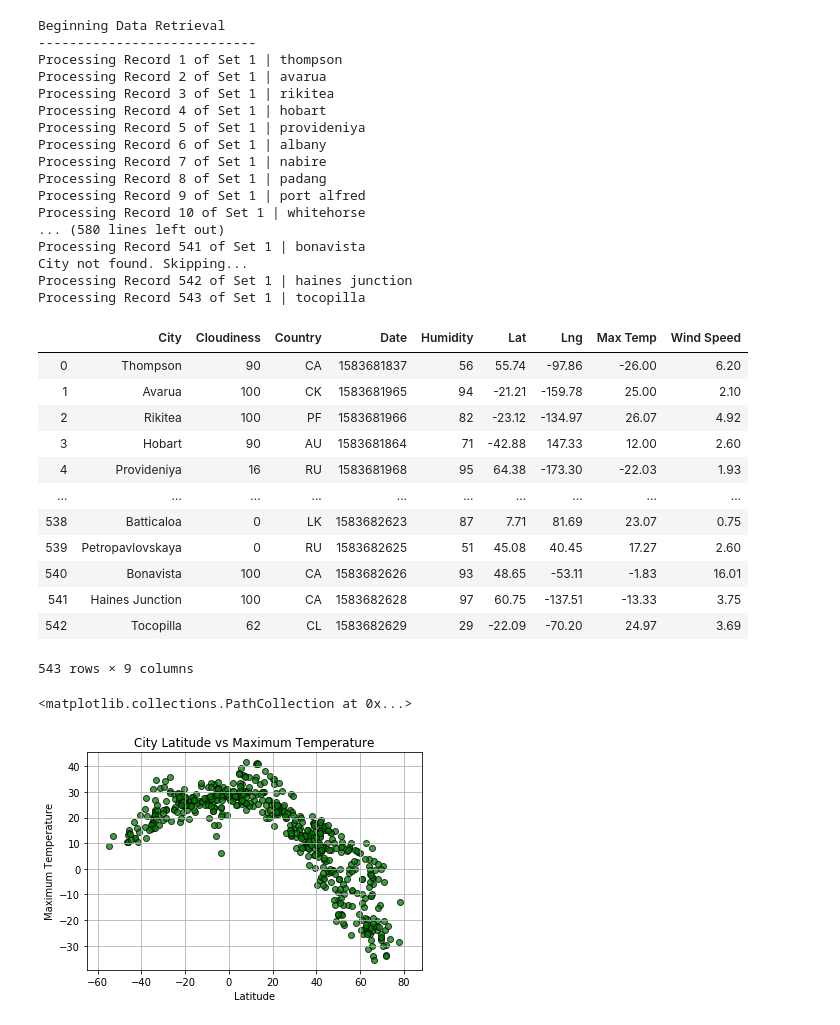
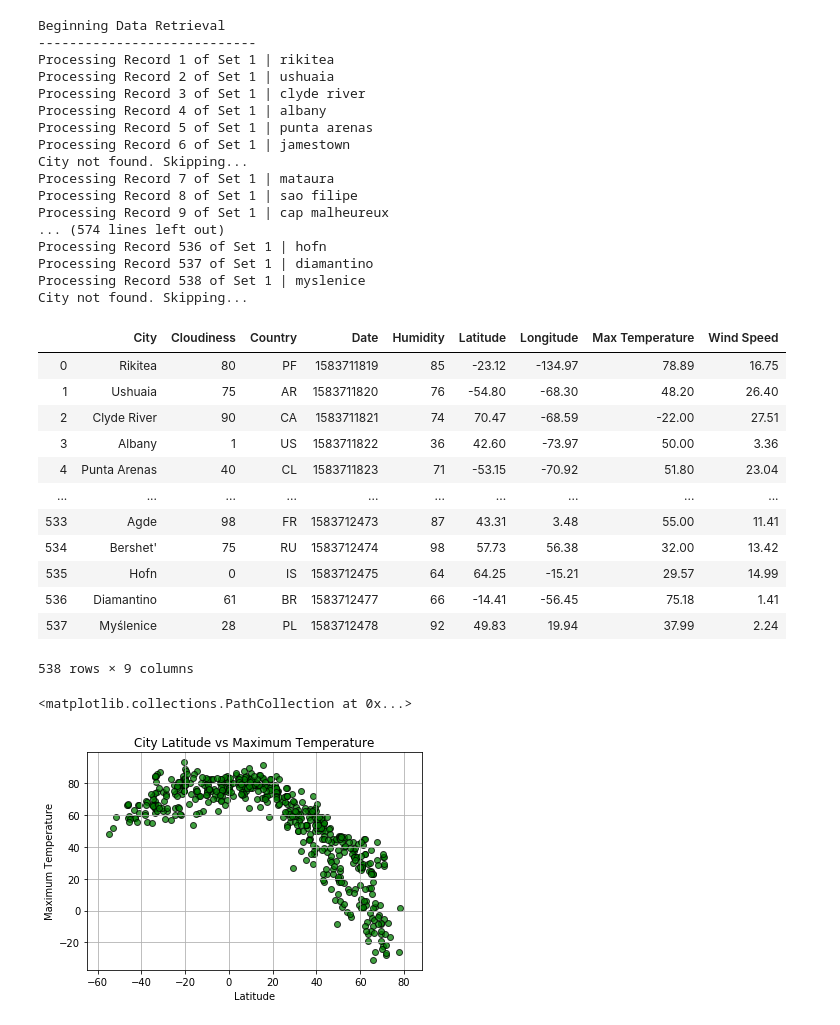
Before and after one commit to vijay-mygit/Python-API-Challenge, a Jupyter notebook: WeatherPy/WeatherPy.ipynb, the cells around one changed output. Cells and saved outputs as stored; diff of their text form; code cells hidden in the pictures.

```diff
--- a/WeatherPy/WeatherPy.ipynb
+++ b/WeatherPy/WeatherPy.ipynb
@@ -48,7 +48,7 @@ len(cities)
 
 # Set up the URL.
 url = "http://api.openweathermap.org/data/2.5/weather?"
-units = "metric"
+units = "imperial"
 
 # Build partial query URL
 query_url = f"{url}appid={weather_api_key}&units={units}&q="
@@ -89,61 +89,61 @@ for city in cities:
 # %% [output]
 Beginning Data Retrieval
 ----------------------------
-Processing Record 1 of Set 1 | thompson
-Processing Record 2 of Set 1 | avarua
-Processing Record 3 of Set 1 | rikitea
-Processing Record 4 of Set 1 | hobart
-Processing Record 5 of Set 1 | provideniya
-Processing Record 6 of Set 1 | albany
-Processing Record 7 of Set 1 | nabire
-Processing Record 8 of Set 1 | padang
-Processing Record 9 of Set 1 | port alfred
-Processing Record 10 of Set 1 | whitehorse
-... (580 lines left out)
-Processing Record 541 of Set 1 | bonavista
+Processing Record 1 of Set 1 | rikitea
+Processing Record 2 of Set 1 | ushuaia
+Processing Record 3 of Set 1 | clyde river
+Processing Record 4 of Set 1 | albany
+Processing Record 5 of Set 1 | punta arenas
+Processing Record 6 of Set 1 | jamestown
 City not found. Skipping...
-Processing Record 542 of Set 1 | haines junction
-Processing Record 543 of Set 1 | tocopilla
+Processing Record 7 of Set 1 | mataura
+Processing Record 8 of Set 1 | sao filipe
+Processing Record 9 of Set 1 | cap malheureux
+... (574 lines left out)
+Processing Record 536 of Set 1 | hofn
+Processing Record 537 of Set 1 | diamantino
+Processing Record 538 of Set 1 | myslenice
+City not found. Skipping...
 # %%
 #Export the city data into a .csv.
 #Display the DataFrame
 
 weather_data = pd.DataFrame({"City":City,"Cloudiness":Cloudiness,"Country":Country,"Date":Date,
-                             "Humidity":Humidity,"Lat":Lat,"Lng":Lng,"Max Temp":Max_temp,"Wind Speed":Wind_Speed})
+                             "Humidity":Humidity,"Latitude":Lat,"Longitude":Lng,"Max Temperature":Max_temp,"Wind Speed":Wind_Speed})
 
 weather_data.to_csv("output_data_file", index=False, header=True)
 
 weather_data
 # %% [output]
-|  | City | Cloudiness | Country | Date | Humidity | Lat | Lng | Max Temp | Wind Speed |
-| 0 | Thompson | 90 | CA | 1583681837 | 56 | 55.74 | -97.86 | -26.00 | 6.20 |
-| 1 | Avarua | 100 | CK | 1583681965 | 94 | -21.21 | -159.78 | 25.00 | 2.10 |
-| 2 | Rikitea | 100 | PF | 1583681966 | 82 | -23.12 | -134.97 | 26.07 | 4.92 |
-| 3 | Hobart | 90 | AU | 1583681864 | 71 | -42.88 | 147.33 | 12.00 | 2.60 |
-| 4 | Provideniya | 16 | RU | 1583681968 | 95 | 64.38 | -173.30 | -22.03 | 1.93 |
+|  | City | Cloudiness | Country | Date | Humidity | Latitude | Longitude | Max Temperature | Wind Speed |
+| 0 | Rikitea | 80 | PF | 1583711819 | 85 | -23.12 | -134.97 | 78.89 | 16.75 |
+| 1 | Ushuaia | 75 | AR | 1583711820 | 76 | -54.80 | -68.30 | 48.20 | 26.40 |
+| 2 | Clyde River | 90 | CA | 1583711821 | 74 | 70.47 | -68.59 | -22.00 | 27.51 |
+| 3 | Albany | 1 | US | 1583711822 | 36 | 42.60 | -73.97 | 50.00 | 3.36 |
+| 4 | Punta Arenas | 40 | CL | 1583711823 | 71 | -53.15 | -70.92 | 51.80 | 23.04 |
 | ... | ... | ... | ... | ... | ... | ... | ... | ... | ... |
-| 538 | Batticaloa | 0 | LK | 1583682623 | 87 | 7.71 | 81.69 | 23.07 | 0.75 |
-| 539 | Petropavlovskaya | 0 | RU | 1583682625 | 51 | 45.08 | 40.45 | 17.27 | 2.60 |
-| 540 | Bonavista | 100 | CA | 1583682626 | 93 | 48.65 | -53.11 | -1.83 | 16.01 |
-| 541 | Haines Junction | 100 | CA | 1583682628 | 97 | 60.75 | -137.51 | -13.33 | 3.75 |
-| 542 | Tocopilla | 62 | CL | 1583682629 | 29 | -22.09 | -70.20 | 24.97 | 3.69 |
+| 533 | Agde | 98 | FR | 1583712473 | 87 | 43.31 | 3.48 | 55.00 | 11.41 |
+| 534 | Bershet' | 75 | RU | 1583712474 | 98 | 57.73 | 56.38 | 32.00 | 13.42 |
+| 535 | Hofn | 0 | IS | 1583712475 | 64 | 64.25 | -15.21 | 29.57 | 14.99 |
+| 536 | Diamantino | 61 | BR | 1583712477 | 66 | -14.41 | -56.45 | 75.18 | 1.41 |
+| 537 | Myślenice | 28 | PL | 1583712478 | 92 | 49.83 | 19.94 | 37.99 | 2.24 |
-543 rows × 9 columns
+538 rows × 9 columns
 # %%
 #Use proper labeling of the plots using plot titles (including date of analysis) and axes labels.
 #Save the plotted figures as .pngs.
 
 #Latitude vs. Temperature Plot
-x_axis = weather_data["Lat"]
-y_axis = weather_data["Max Temp"]
-plt.xlim((weather_data["Lat"]).min()-10,(weather_data["Lat"]).max()+10)
+x_axis = weather_data["Latitude"]
+y_axis = weather_data["Max Temperature"]
+plt.xlim((weather_data["Latitude"]).min()-10,(weather_data["Latitude"]).max()+10)
 plt.grid()
 plt.title("City Latitude vs Maximum Temperature")
 plt.xlabel("Latitude")
 plt.ylabel("Maximum Temperature")
 plt.scatter(x_axis,y_axis, marker="o", facecolors="green", edgecolors="black", alpha=0.75)
 # %% [output]
 <matplotlib.collections.PathCollection at 0x...>
-[figure, old version]
+[figure, new version]
 # %%
 #Latitude vs. Humidity Plot
 
```
Also changed, not shown: parts of 12 cells of this notebook, 1 other file.
